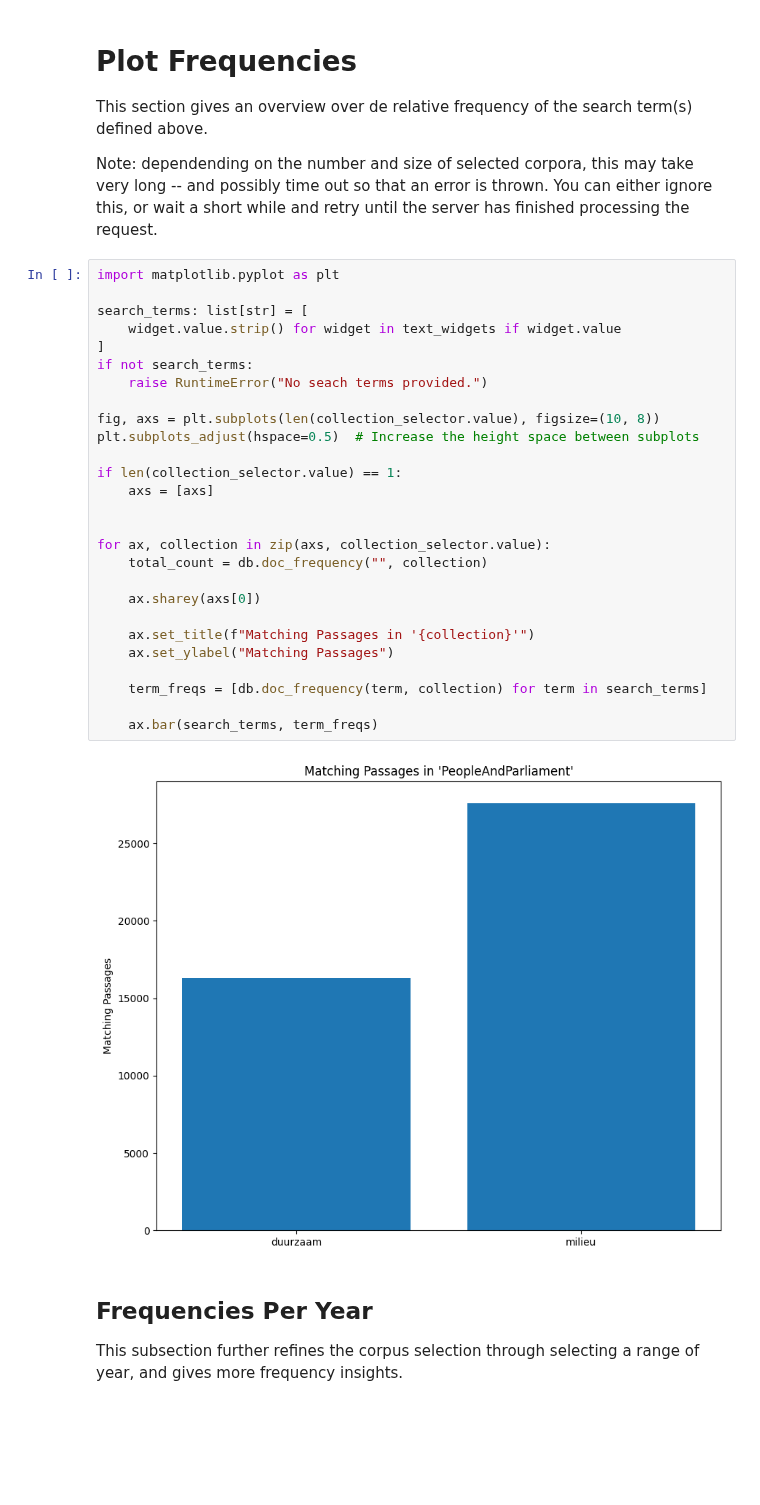
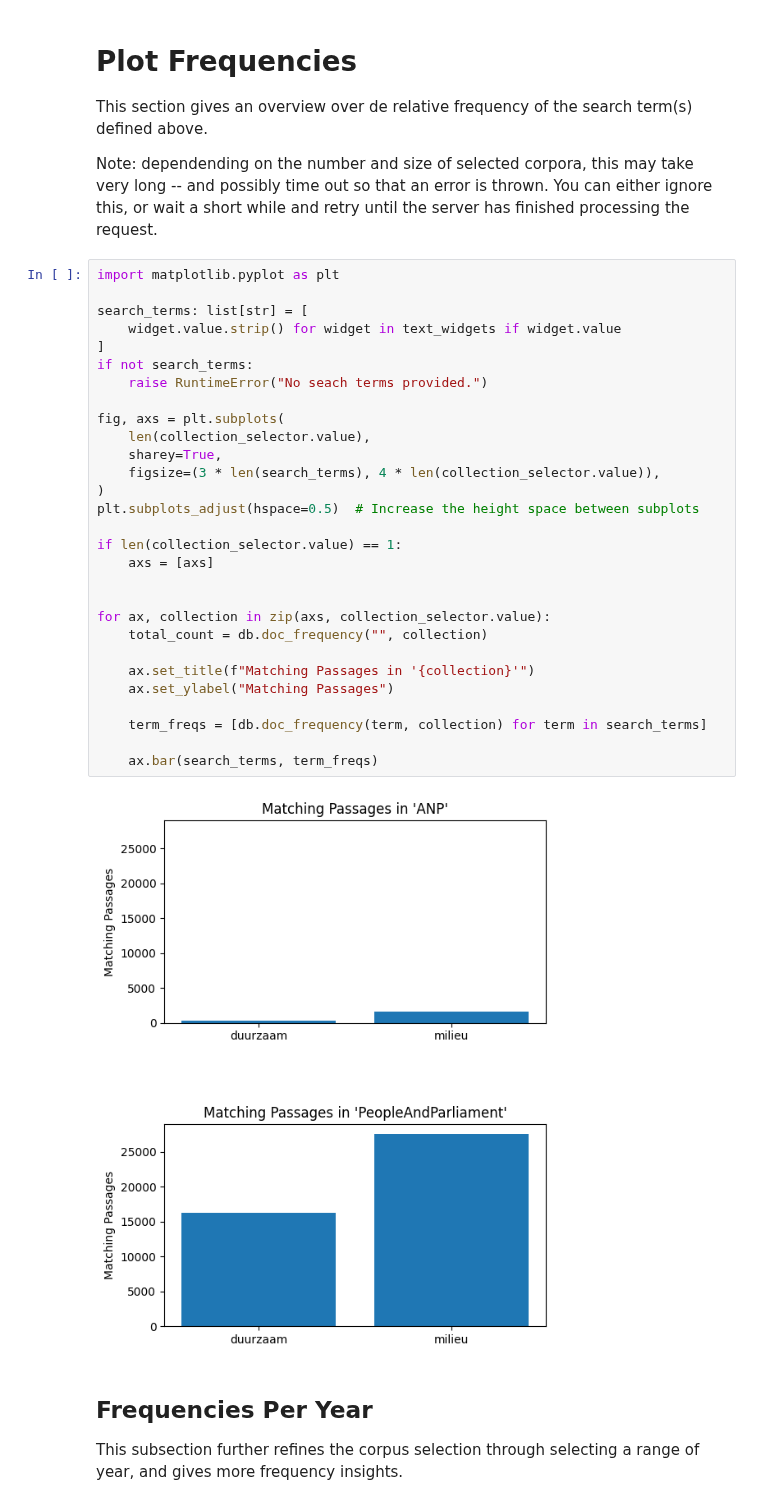
Before and after one commit to Semantics-of-Sustainability/tempo-embeddings, a Jupyter notebook: notebooks/term_frequency.ipynb, the cells around one changed output. Drawn from its saved outputs; the diff is of its cells as text; blank space fills up the shorter version.

```diff
--- a/notebooks/term_frequency.ipynb
+++ b/notebooks/term_frequency.ipynb
@@ -147,32 +137,34 @@ You can either ignore this, or wait a short while and retry until the server has
 # %%
 import matplotlib.pyplot as plt
 
 search_terms: list[str] = [
     widget.value.strip() for widget in text_widgets if widget.value
 ]
 if not search_terms:
     raise RuntimeError("No seach terms provided.")
 
-fig, axs = plt.subplots(len(collection_selector.value), figsize=(10, 8))
+fig, axs = plt.subplots(
+    len(collection_selector.value),
+    sharey=True,
+    figsize=(3 * len(search_terms), 4 * len(collection_selector.value)),
+)
 plt.subplots_adjust(hspace=0.5)  # Increase the height space between subplots
 
 if len(collection_selector.value) == 1:
     axs = [axs]
 
 
 for ax, collection in zip(axs, collection_selector.value):
     total_count = db.doc_frequency("", collection)
 
-    ax.sharey(axs[0])
-
     ax.set_title(f"Matching Passages in '{collection}'")
     ax.set_ylabel("Matching Passages")
 
     term_freqs = [db.doc_frequency(term, collection) for term in search_terms]
 
     ax.bar(search_terms, term_freqs)
 # %% [output]
-[figure, old version]
+[figure, new version]
 # %% [markdown]
 ## Frequencies Per Year
 
```
Also changed, not shown: parts of 7 cells of this notebook.
